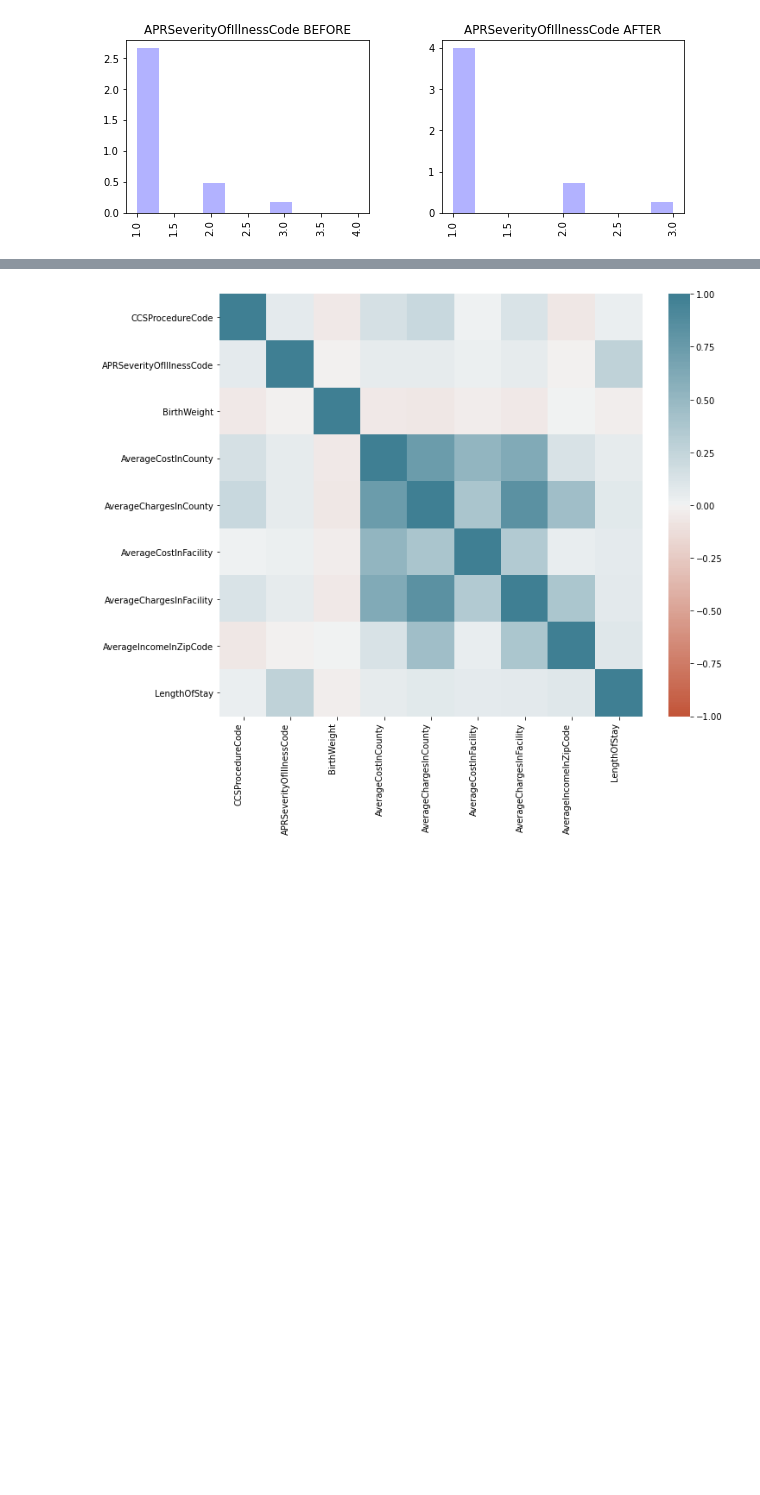
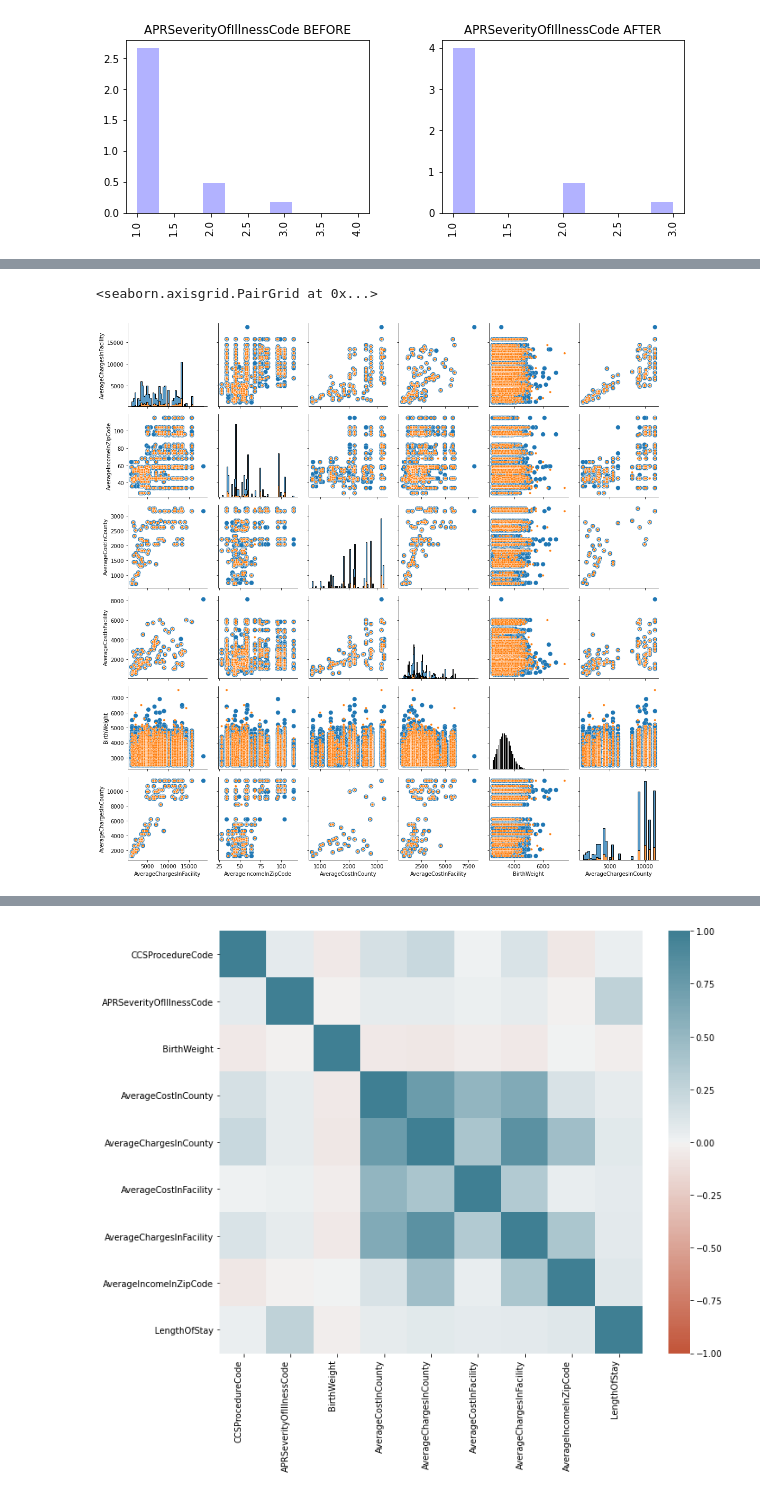
Before and after one commit to Luke-Mason/ML-A1, a Jupyter notebook: Assignment-1.ipynb, the cells around one changed output, grey strips where cells are left out. Cells and saved outputs as stored; diff of their text form; code cells hidden in the pictures; blank space fills up the shorter version.

```diff
--- a/Assignment-1.ipynb
+++ b/Assignment-1.ipynb
@@ -278,0 +271,8 @@ In this section we try find correlations with the refined data.
+# %%
+g = sns.PairGrid(dataFrame, vars=noncategorical_features, hue="LengthOfStay")
+g.map_diag(sns.histplot, multiple="stack", element="step")
+g.map_offdiag(sns.scatterplot, size=dataFrame["LengthOfStay"])
+g.map(sns.regplot, color=".3")
+# %% [output]
+<seaborn.axisgrid.PairGrid at 0x...>
+[figure, added]
```
Also changed, not shown: parts of 27 cells of this notebook.
